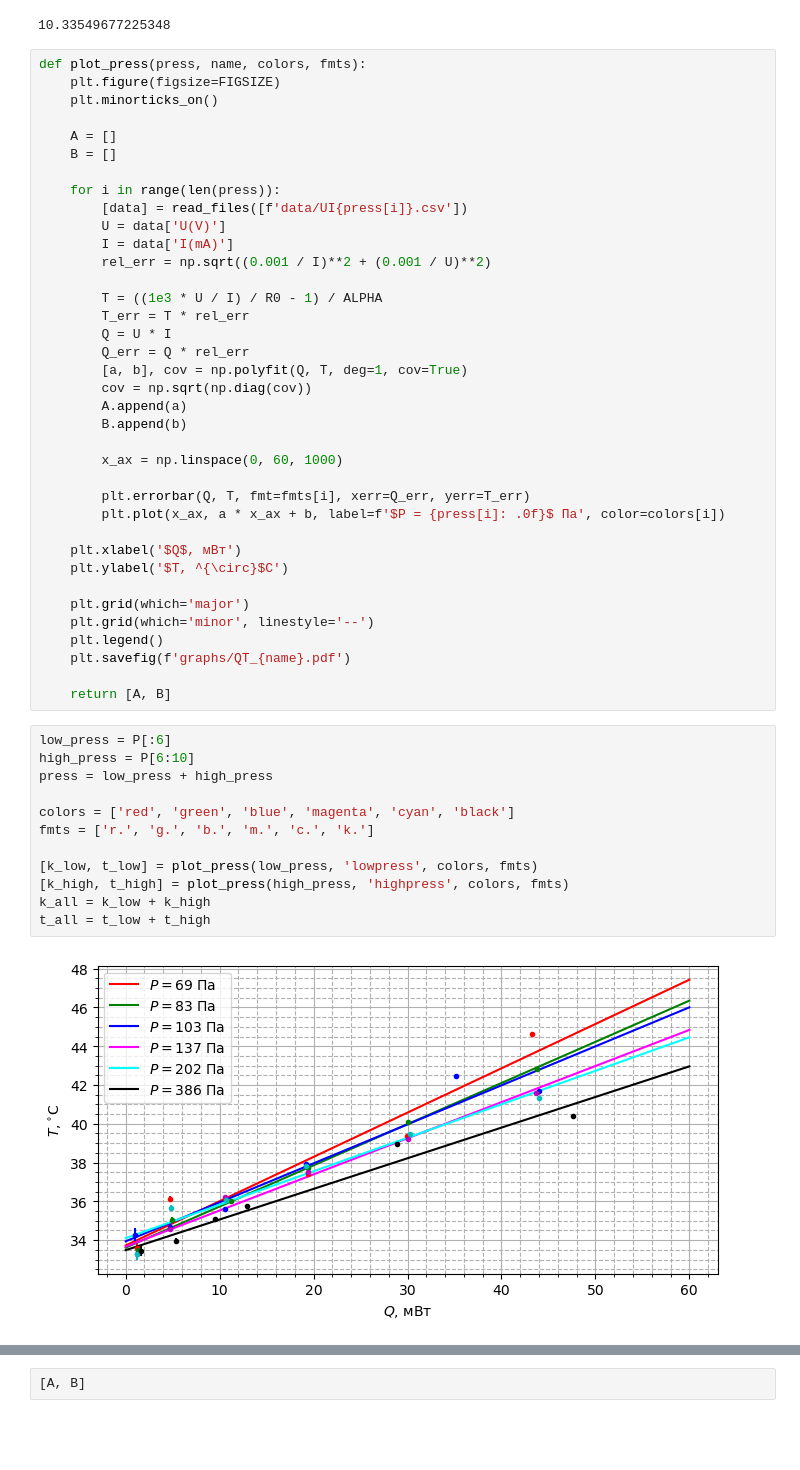
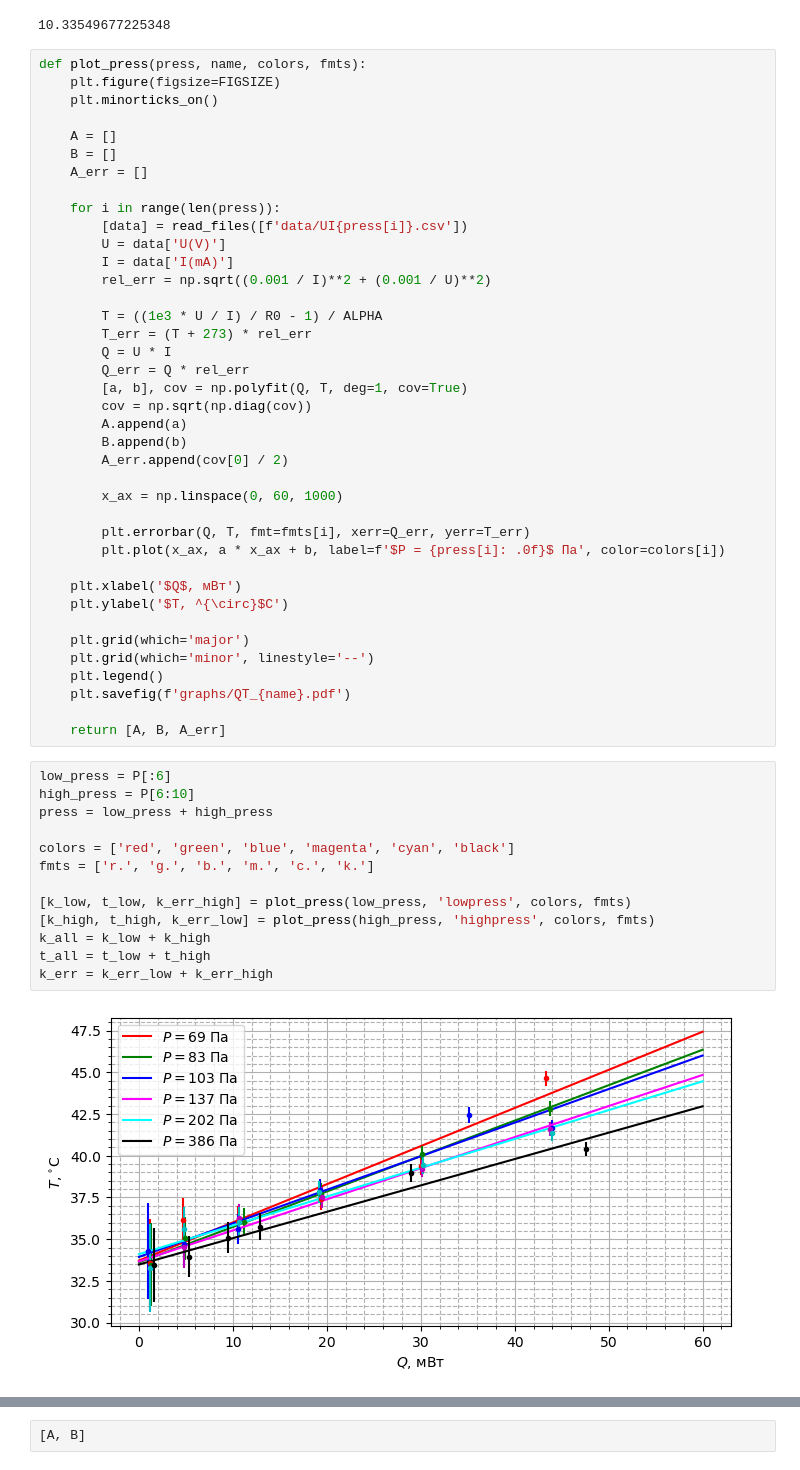
Before and after one commit to victorbaldin56/phys_vpv, a Jupyter notebook: 2_sem/calc.ipynb, the cells around one changed output, grey strips where cells are left out. Drawn from its saved outputs; the diff is of its cells as text; blank space fills up the shorter version.

```diff
--- a/2_sem/calc.ipynb
+++ b/2_sem/calc.ipynb
@@ -129,6 +129,7 @@ def plot_press(press, name, colors, fmts):
 
     A = []
     B = []
+    A_err = []
 
     for i in range(len(press)):
         [data] = read_files([f'data/UI{press[i]}.csv'])
@@ -137,13 +138,14 @@ def plot_press(press, name, colors, fmts):
         rel_err = np.sqrt((0.001 / I)**2 + (0.001 / U)**2)
 
         T = ((1e3 * U / I) / R0 - 1) / ALPHA
-        T_err = T * rel_err
+        T_err = (T + 273) * rel_err
         Q = U * I
         Q_err = Q * rel_err
         [a, b], cov = np.polyfit(Q, T, deg=1, cov=True)
         cov = np.sqrt(np.diag(cov))
         A.append(a)
         B.append(b)
+        A_err.append(cov[0] / 2)
 
         x_ax = np.linspace(0, 60, 1000)
 
@@ -158,18 +160,19 @@ def plot_press(press, name, colors, fmts):
     plt.legend()
     plt.savefig(f'graphs/QT_{name}.pdf')
 
-    return [A, B]
+    return [A, B, A_err]
 # %%
 low_press = P[:6]
 high_press = P[6:10]
 press = low_press + high_press
 
 colors = ['red', 'green', 'blue', 'magenta', 'cyan', 'black']
 fmts = ['r.', 'g.', 'b.', 'm.', 'c.', 'k.']
 
-[k_low, t_low] = plot_press(low_press, 'lowpress', colors, fmts)
-[k_high, t_high] = plot_press(high_press, 'highpress', colors, fmts)
+[k_low, t_low, k_err_high] = plot_press(low_press, 'lowpress', colors, fmts)
+[k_high, t_high, k_err_low] = plot_press(high_press, 'highpress', colors, fmts)
 k_all = k_low + k_high
 t_all = t_low + t_high
+k_err = k_err_low + k_err_high
 # %% [output]
-[figure, old version]
+[figure, new version]
```
Also changed, not shown: parts of 6 cells of this notebook, 6 other files.
